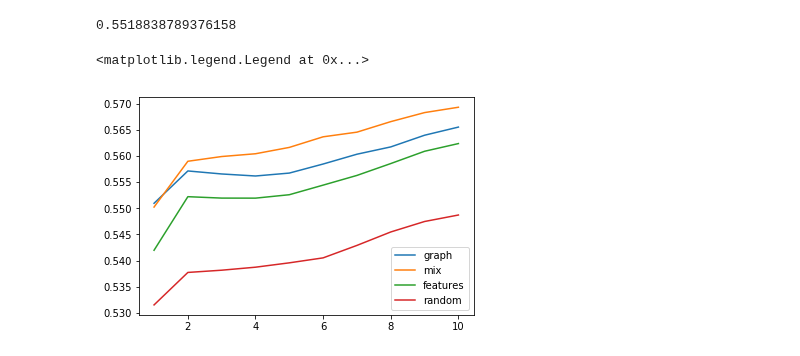
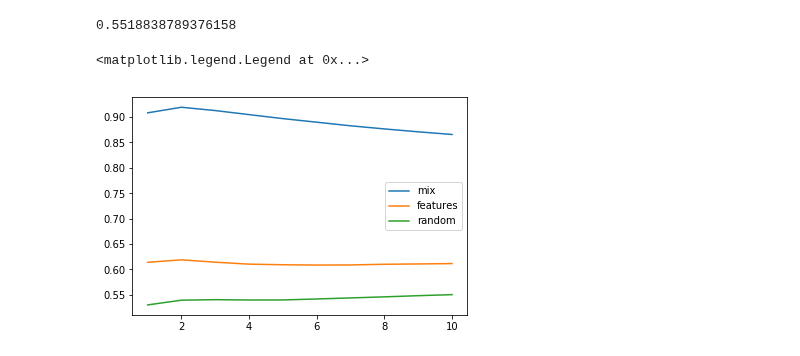
Before and after one commit to leowyy/fyp-graph-clustering, a Jupyter notebook: experiments/cora_exploration.ipynb, the cells around one changed output. Cells and saved outputs as stored; diff of their text form; code cells hidden in the pictures.

Commit message:
Changed augmentation scheme of tsne loss

```diff
--- a/experiments/cora_exploration.ipynb
+++ b/experiments/cora_exploration.ipynb
@@ -160,3 +159,8 @@ plot_embedding(X_spectral, labels, named_labels)
 # %% [output]
 [interactive output not drawn]
 [interactive output not drawn]
+# %%
+D = pairwise_distances(X, metric='cosine')
+beta = 0.7
+affinity_matrix = beta * W * D
+D = D - affinity_matrix
@@ -162,0 +183,4 @@ plot_embedding(X_spectral, labels, named_labels)
+# %%
+from sklearn.manifold import TSNE
+embedder = TSNE(n_components=2, metric='precomputed', perplexity=30, verbose=0)
+X_emb = embedder.fit_transform(D)
@@ -162,0 +192,2 @@ plot_embedding(X_spectral, labels, named_labels)
+# %%
+X_emb_graph = X_emb
@@ -162,0 +264,5 @@ plot_embedding(X_spectral, labels, named_labels)
+# %%
+D = pairwise_distances(X, metric='cosine')
+embedder = TSNE(n_components=2, metric='precomputed', perplexity=30, verbose=0)
+X_emb_features = embedder.fit_transform(D)
+plot_embedding(X_emb_features, labels, named_labels)
@@ -201,21 +310,21 @@ graph_trustworthiness(path_lengths, X_spectral, n_neighbors=3)
 X_random = np.random.rand(X_spectral.shape[0], X_spectral.shape[1])
 # %%
 test_range = list(range(1, 11))
-y_graph = np.zeros(len(test_range))
-y_features = np.zeros(len(test_range))
-y_mix = np.zeros(len(test_range))
+y_1 = np.zeros(len(test_range))
+y_2 = np.zeros(len(test_range))
+y_3 = np.zeros(len(test_range))
 y_random = np.zeros(len(test_range))
 for i, k in enumerate(test_range):
-    y_graph[i] = graph_trustworthiness(path_lengths, X_spectral_graph, n_neighbors=k)
-    y_features[i] = graph_trustworthiness(path_lengths, X_spectral, n_neighbors=k)
-    y_mix[i] = graph_trustworthiness(path_lengths, X_spectral_mix, n_neighbors=k)
+    y_1[i] = graph_trustworthiness(path_lengths, X_spectral, n_neighbors=k)
+    y_2[i] = graph_trustworthiness(path_lengths, X_emb_graph, n_neighbors=k)
+    y_3[i] = graph_trustworthiness(path_lengths, X_emb_features, n_neighbors=k)
     y_random[i] = graph_trustworthiness(path_lengths, X_random, n_neighbors=k)
 
-plt.plot(test_range, y_graph, label='graph')
-plt.plot(test_range, y_mix, label='mix')
-plt.plot(test_range, y_features, label='features')
+#plt.plot(test_range, y_1, label='spectral')
+plt.plot(test_range, y_2, label='mix')
+plt.plot(test_range, y_3, label='features')
 plt.plot(test_range, y_random, label='random')
 plt.legend()
 # %% [output]
 <matplotlib.legend.Legend at 0x...>
-[figure, old version]
+[figure, new version]
```
Also changed, not shown: parts of 6 cells of this notebook, 3 other files.
